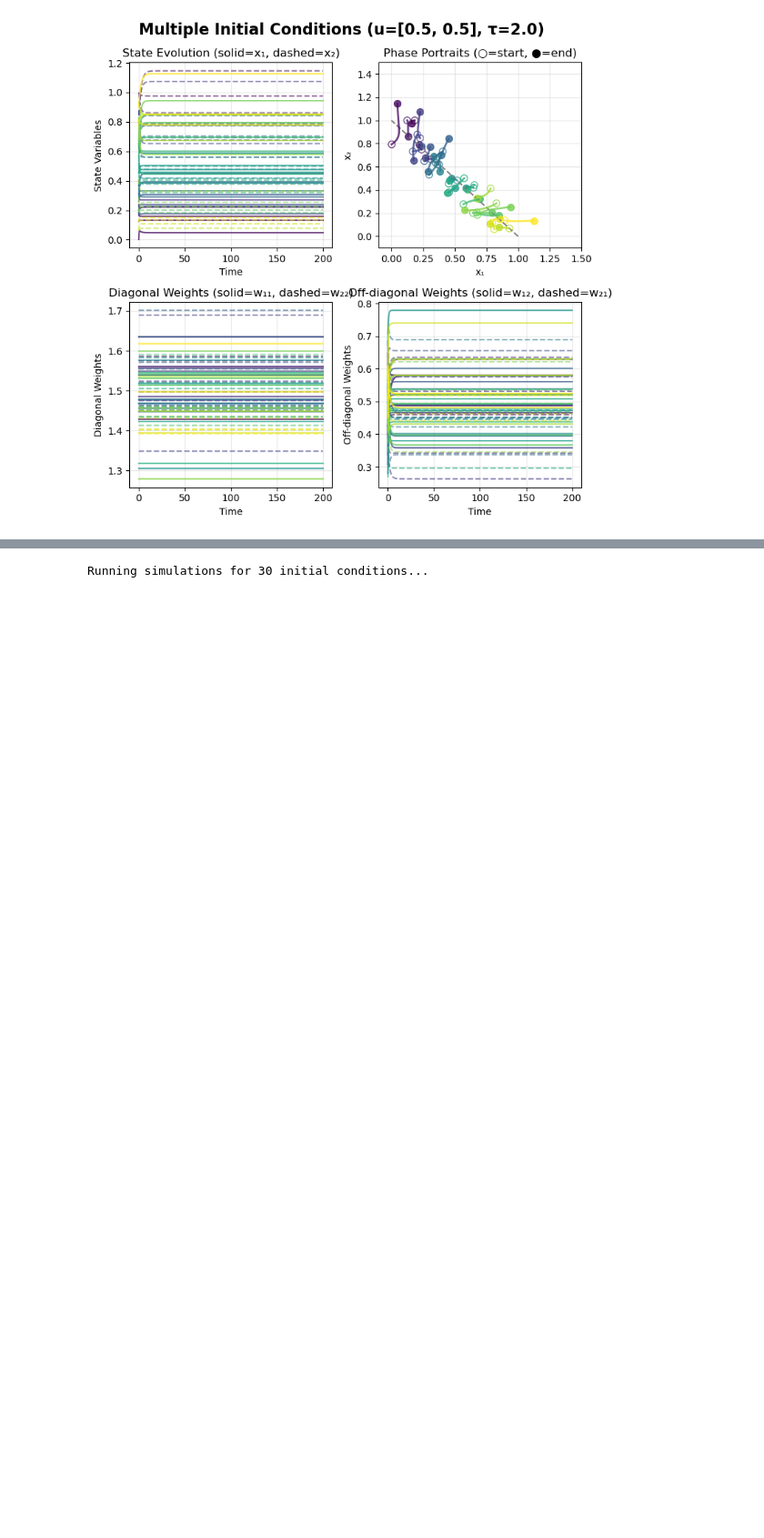
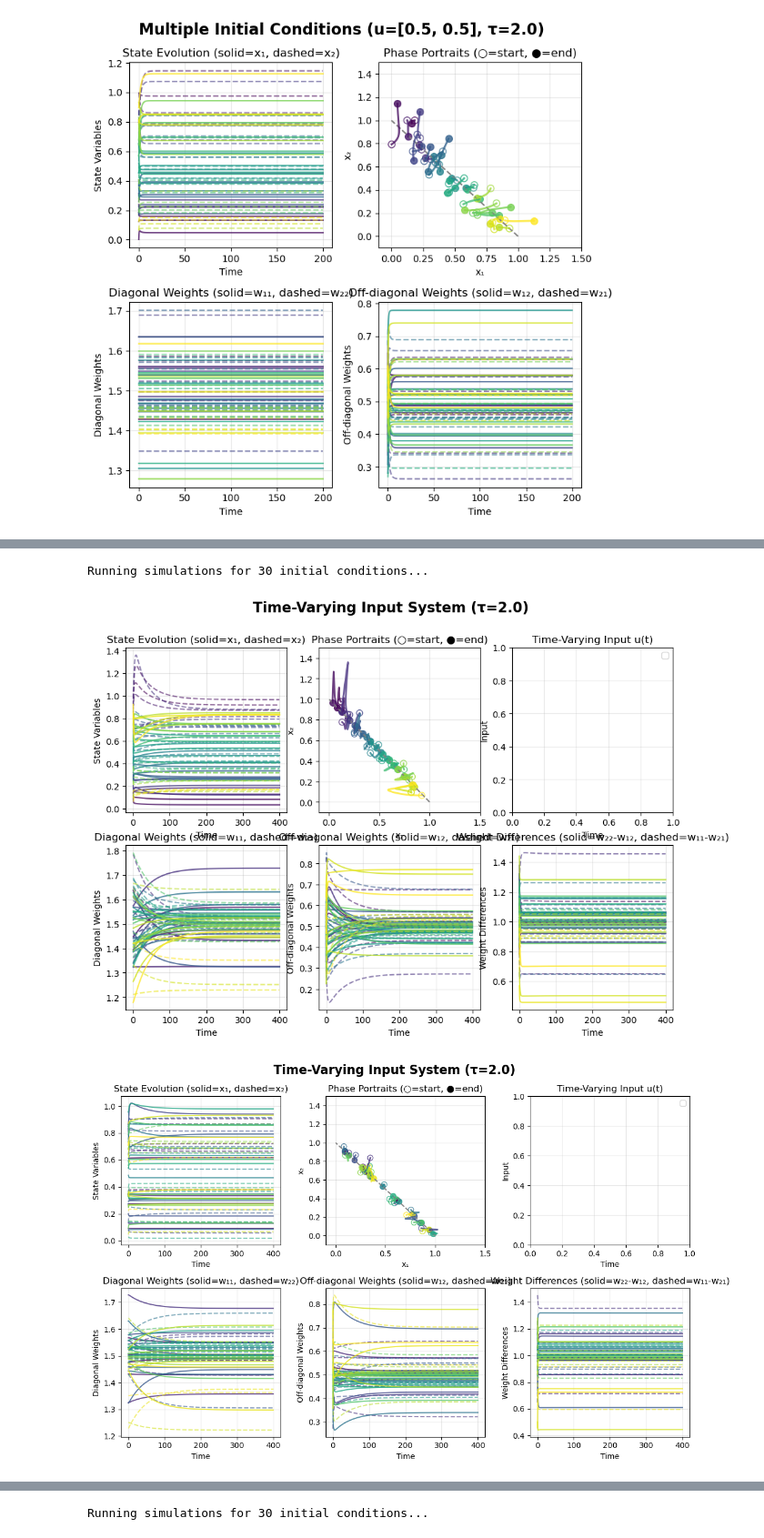
Before and after one commit to davidgbe/automated_plasticity_discovery, a Jupyter notebook: analytical_rules_derivation_and_sim.ipynb, the cells around one changed output, grey strips where cells are left out. Shown at 91% size. Saved outputs shown, nothing was run; the diff lists cells and outputs as text; code cells hidden in the pictures; blank space fills up the shorter version.

```diff
--- a/analytical_rules_derivation_and_sim.ipynb
+++ b/analytical_rules_derivation_and_sim.ipynb
@@ -621,0 +791,7 @@ Running simulations for 30 initial conditions...
+# %%
+run_simulation(homeo_rate=0.01, learning_rate=1, seed=13, weight_perturbation=0.15, t_sim=(0, 400))
+None
+# %% [output]
+Running simulations for 30 initial conditions...
+[figure, added]
+[figure, added]
```
Also changed, not shown: parts of 8 cells of this notebook, 1 other file.
